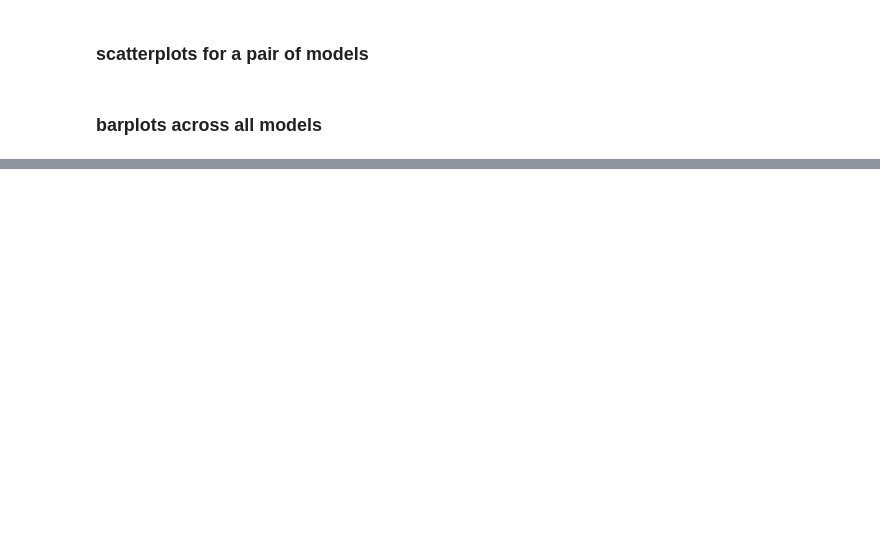
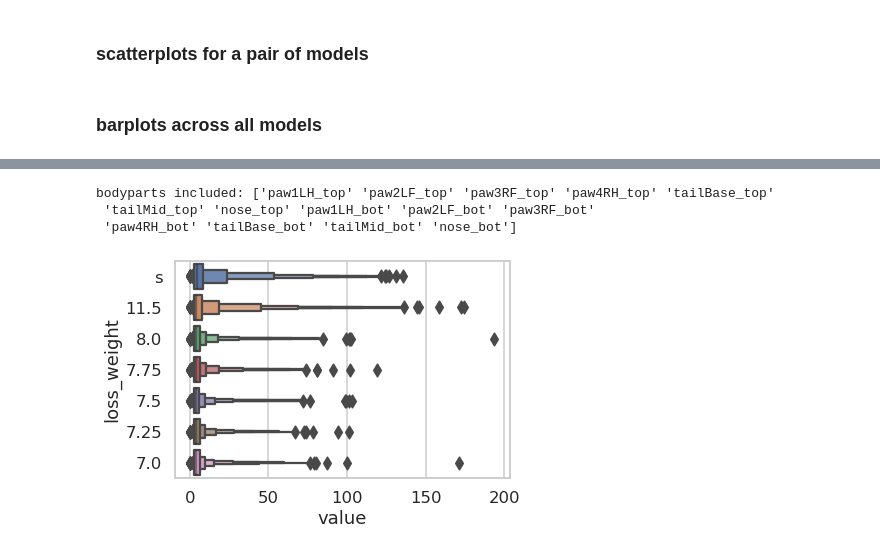
Before and after one commit to paninski-lab/tracking-diagnostics, a Jupyter notebook: notebooks/plot-metric-sweeps.ipynb, the cells around one changed output, grey strips where cells are left out. Saved outputs shown, nothing was run; the diff lists cells and outputs as text; code cells hidden in the pictures; blank space fills up the shorter version.

```diff
--- a/notebooks/plot-metric-sweeps.ipynb
+++ b/notebooks/plot-metric-sweeps.ipynb
@@ -397,18 +419,26 @@ df_tmp_
 # %%
 sns.set(context='talk', style='whitegrid', font_scale=1)
 
 eval_mode = 'test'
+log = False
 
 # average over keypoints and frames
 # filter weird bps
 df_tmp = df_tmp[~df_tmp["bodypart"].isin(["obsLow_bot", "obsHigh_bot", "obs_top"])]
 # select eval mode
 df_tmp_ = df_tmp[df_tmp.eval_mode==eval_mode]
+if log:
+    df_tmp_['value'] = np.log(df_tmp_['value'])
 g = sns.boxenplot(
     y='loss_weight', x='value', # switched these around for horizontal boxenplot
     order=['s'] + [str(w) for w in loss_weight_dict['pca_singleview']], # was loss_weight_dict['pca_singleview']
 #     kind='strip', dodge=True,
     data=df_tmp_,
     orient="h",
 )
 print("bodyparts included: {}".format(pd.unique(df_tmp_.bodypart)))
+# %% [output]
+bodyparts included: ['paw1LH_top' 'paw2LF_top' 'paw3RF_top' 'paw4RH_top' 'tailBase_top'
+ 'tailMid_top' 'nose_top' 'paw1LH_bot' 'paw2LF_bot' 'paw3RF_bot'
+ 'paw4RH_bot' 'tailBase_bot' 'tailMid_bot' 'nose_bot']
+[figure, added]
```
Also changed, not shown: parts of 5 cells of this notebook.
